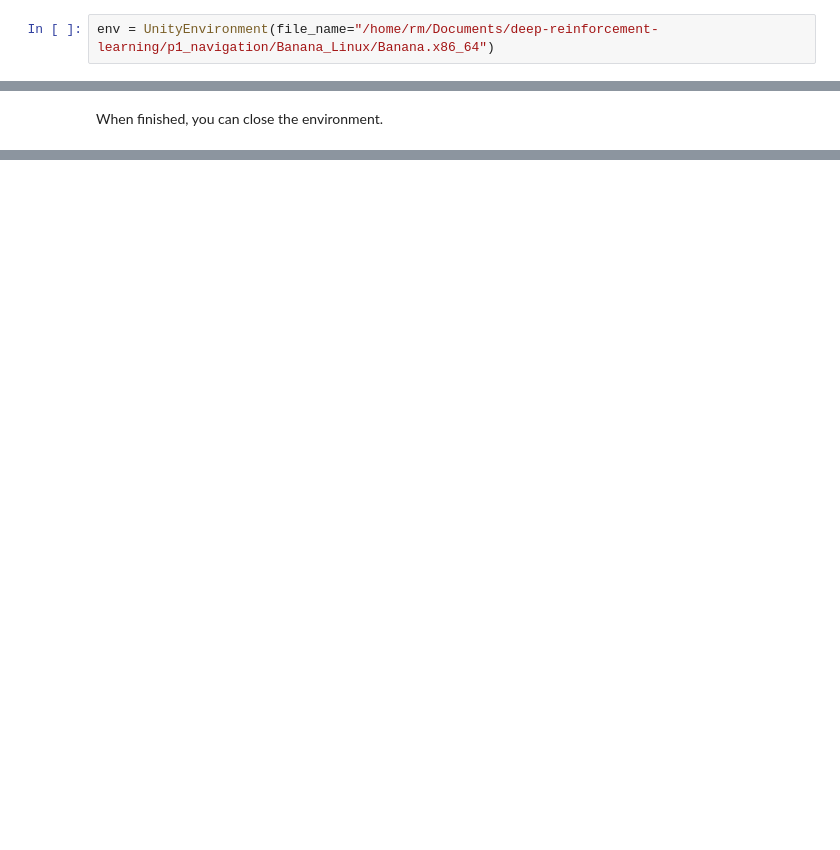
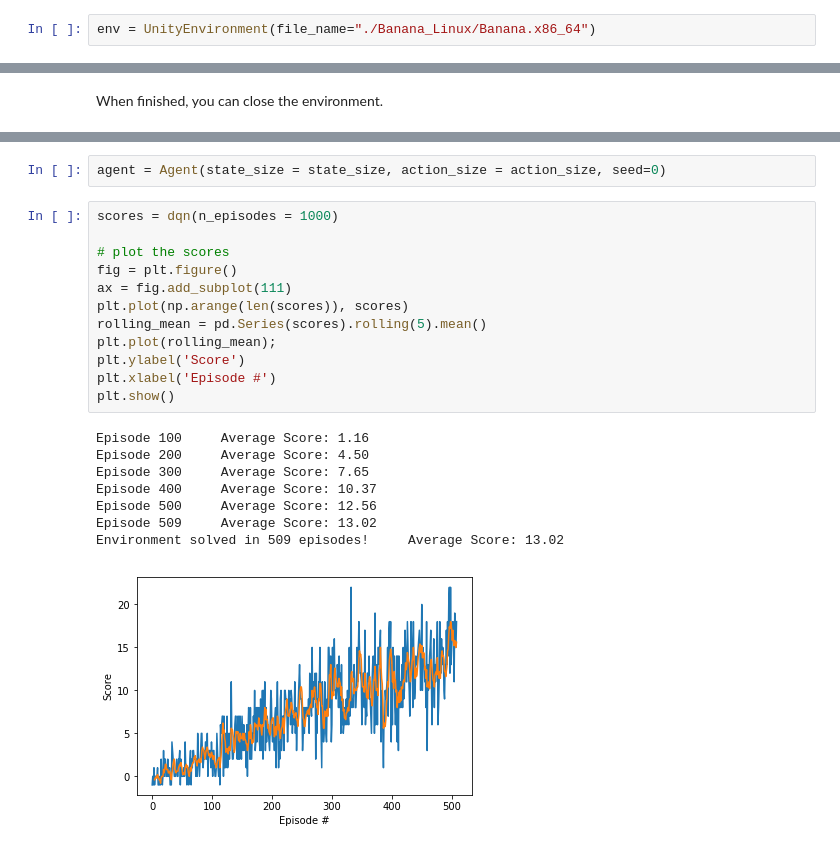
Before and after one commit to reinaldomaslim/DRLND-Navigation, a Jupyter notebook: Navigation.ipynb, the cells around one changed output, grey strips where cells are left out. Cells and saved outputs as stored; diff of their text form; blank space fills up the shorter version.

````diff
--- a/Navigation.ipynb
+++ b/Navigation.ipynb
@@ -27,7 +39,7 @@ For instance, if you are using a Mac, then you downloaded `Banana.app`.  If this
 env = UnityEnvironment(file_name="Banana.app")
 ```
 # %%
-env = UnityEnvironment(file_name="/home/rm/Documents/deep-reinforcement-learning/p1_navigation/Banana_Linux/Banana.x86_64")
+env = UnityEnvironment(file_name="./Banana_Linux/Banana.x86_64")
 # %% [output]
 INFO:unityagents:
 'Academy' started successfully!
@@ -139,0 +241,23 @@ env_info = env.reset(train_mode=True)[brain_name]
+# %%
+agent = Agent(state_size = state_size, action_size = action_size, seed=0)
+# %%
+scores = dqn(n_episodes = 1000)
+
+# plot the scores
+fig = plt.figure()
+ax = fig.add_subplot(111)
+plt.plot(np.arange(len(scores)), scores)
+rolling_mean = pd.Series(scores).rolling(5).mean()
+plt.plot(rolling_mean);
+plt.ylabel('Score')
+plt.xlabel('Episode #')
+plt.show()
+# %% [output]
+Episode 100     Average Score: 1.16
+Episode 200     Average Score: 4.50
+Episode 300     Average Score: 7.65
+Episode 400     Average Score: 10.37
+Episode 500     Average Score: 12.56
+Episode 509     Average Score: 13.02
+Environment solved in 509 episodes!     Average Score: 13.02
+[figure, added]
````
Also changed, not shown: parts of 11 cells of this notebook, 5 other files.
